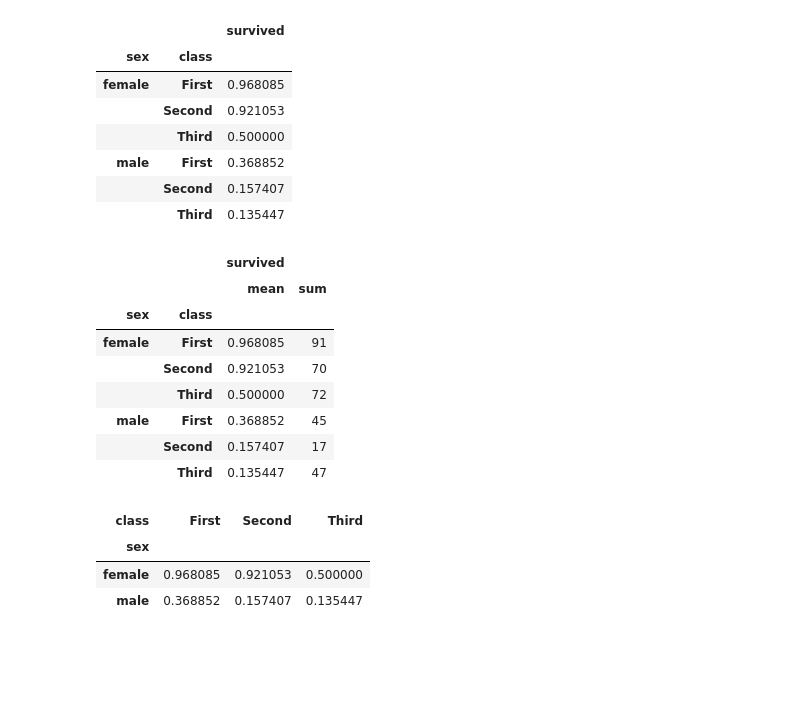
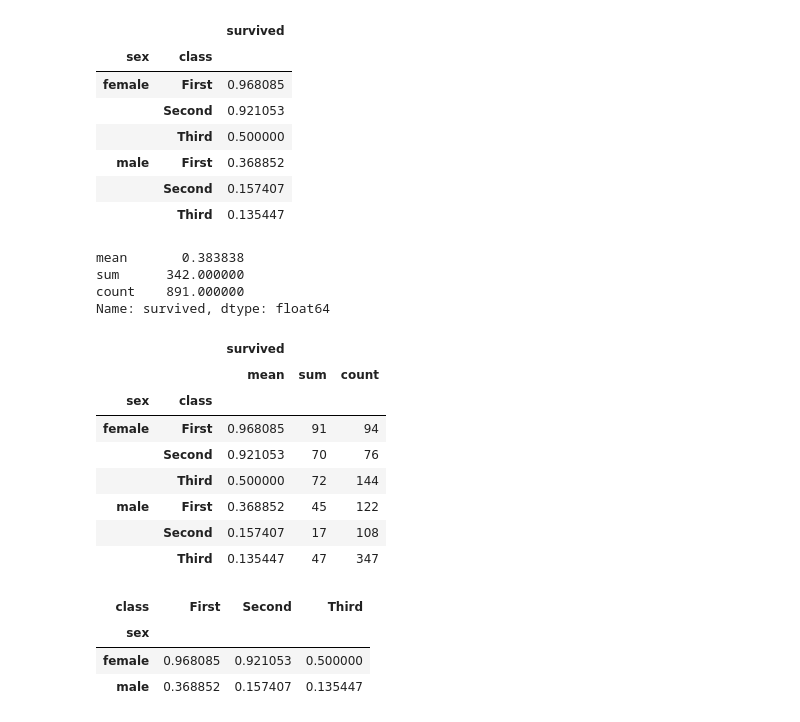
Before and after one commit to rafamd1/mi_copia_dsftmayo24semana1.1, a Jupyter notebook: semana 2/2-Pandas/Teoría/3_Agrupaciones.ipynb, the cells around one changed output. Drawn from its saved outputs; the diff is of its cells as text; code cells hidden in the pictures; blank space fills up the shorter version.

```diff
--- a/semana 2/2-Pandas/Teoría/3_Agrupaciones.ipynb
+++ b/semana 2/2-Pandas/Teoría/3_Agrupaciones.ipynb
@@ -860,18 +874,25 @@ titanic.groupby(['sex', 'class'])[['survived']].aggregate('mean')
 | male | First | 0.368852 |
 |  | Second | 0.157407 |
 |  | Third | 0.135447 |
+# %%
+titanic['survived'].aggregate(['mean','sum','count'])
+# %% [output]
+mean       0.383838
+sum      342.000000
+count    891.000000
+Name: survived, dtype: float64
 # %%
-titanic.groupby(['sex', 'class'])[['survived']].aggregate(['mean','sum'])
+titanic.groupby(['sex', 'class'])[['survived']].aggregate(['mean','sum','count'])
 # %% [output]
-|  |  | survived |  |
-|  |  | mean | sum |
-| sex | class |  |  |
-| female | First | 0.968085 | 91 |
-|  | Second | 0.921053 | 70 |
-|  | Third | 0.500000 | 72 |
-| male | First | 0.368852 | 45 |
-|  | Second | 0.157407 | 17 |
-|  | Third | 0.135447 | 47 |
+|  |  | survived |  |  |
+|  |  | mean | sum | count |
+| sex | class |  |  |  |
+| female | First | 0.968085 | 91 | 94 |
+|  | Second | 0.921053 | 70 | 76 |
+|  | Third | 0.500000 | 72 | 144 |
+| male | First | 0.368852 | 45 | 122 |
+|  | Second | 0.157407 | 17 | 108 |
+|  | Third | 0.135447 | 47 | 347 |
 # %%
 titanic.groupby(['sex', 'class'])['survived'].aggregate('mean').unstack()
 # %% [output]
```
Also changed, not shown: parts of 2 cells of this notebook, 2 other files.
